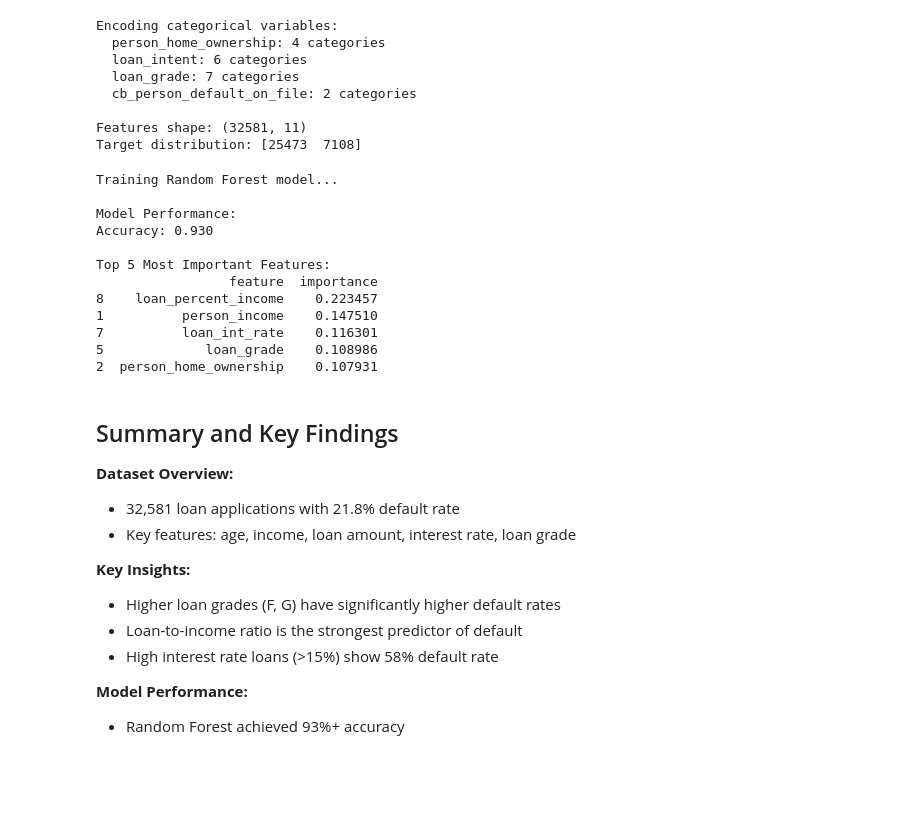
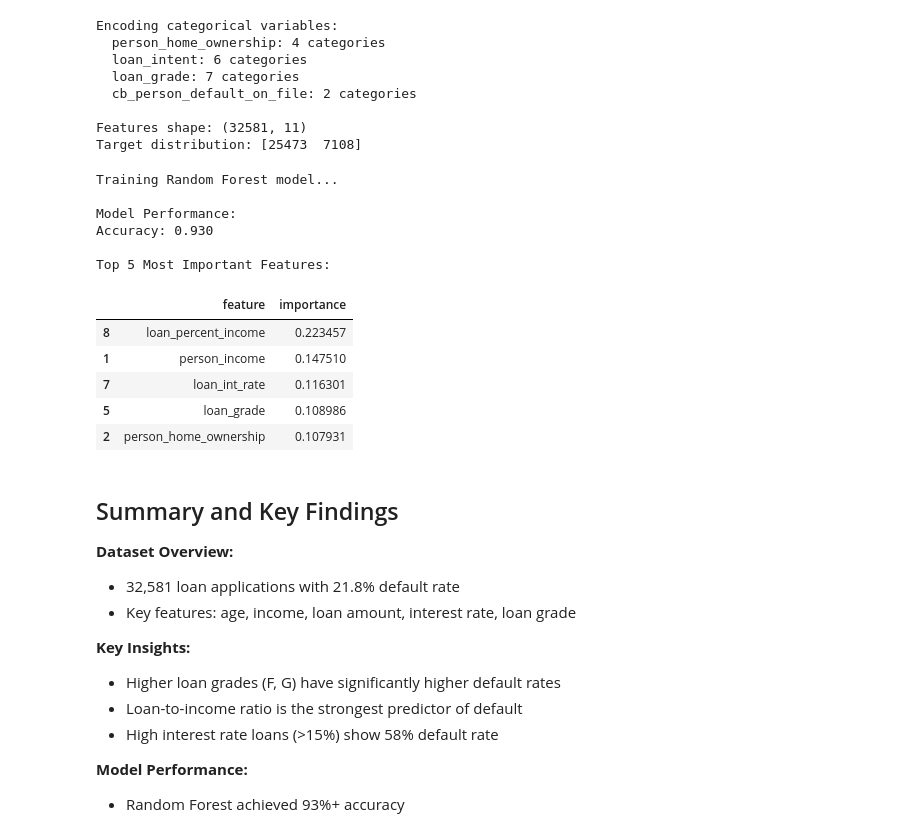
Before and after one commit to androidilicious/IDS706-W2, a Jupyter notebook: credit_risk_pandas.ipynb, the cells around one changed output. Drawn from its saved outputs; the diff is of its cells as text; code cells hidden in the pictures; blank space fills up the shorter version.

```diff
--- a/credit_risk_pandas.ipynb
+++ b/credit_risk_pandas.ipynb
@@ -215,9 +218,9 @@ print("Preparing data for machine learning...")
 # Create a copy for ML processing
 df_ml = df.copy()
 
-# Handle missing values (simple median imputation)
-df_ml['person_emp_length'].fillna(df_ml['person_emp_length'].median(), inplace=True)
-df_ml['loan_int_rate'].fillna(df_ml['loan_int_rate'].median(), inplace=True)
+# Handle missing values
+df_ml['person_emp_length'] = df_ml['person_emp_length'].fillna(df_ml['person_emp_length'].median())
+df_ml['loan_int_rate'] = df_ml['loan_int_rate'].fillna(df_ml['loan_int_rate'].median())
 
 print(f"Missing values after imputation: {df_ml.isnull().sum().sum()}")
 # %% [output]
@@ -268,40 +259,40 @@ print("Training Random Forest model...")
 
 # Split the data
 X_train, X_test, y_train, y_test = train_test_split(X, y, test_size=0.2,
                                                     random_state=42, stratify=y)
 
 # Train model (simplified for Week 2)
 rf_model = RandomForestClassifier(n_estimators=50, random_state=42)
 rf_model.fit(X_train, y_train)
 
 # Make predictions
 y_pred = rf_model.predict(X_test)
 accuracy = accuracy_score(y_test, y_pred)
 
 print(f"\nModel Performance:")
 print(f"Accuracy: {accuracy:.3f}")
 
 # Feature importance
 feature_importance = pd.DataFrame({
     'feature': X.columns,
     'importance': rf_model.feature_importances_
 }).sort_values('importance', ascending=False)
 
 print("\nTop 5 Most Important Features:")
-print(feature_importance.head())
+feature_importance.head()
 # %% [output]
 Training Random Forest model...
 
 Model Performance:
 Accuracy: 0.930
 
 Top 5 Most Important Features:
-                 feature  importance
-8    loan_percent_income    0.223457
-1          person_income    0.147510
-7          loan_int_rate    0.116301
-5             loan_grade    0.108986
-2  person_home_ownership    0.107931
+|  | feature | importance |
+| 8 | loan_percent_income | 0.223457 |
+| 1 | person_income | 0.147510 |
+| 7 | loan_int_rate | 0.116301 |
+| 5 | loan_grade | 0.108986 |
+| 2 | person_home_ownership | 0.107931 |
 # %% [markdown]
 ## Summary and Key Findings
 
```
Also changed, not shown: parts of 5 cells of this notebook.
